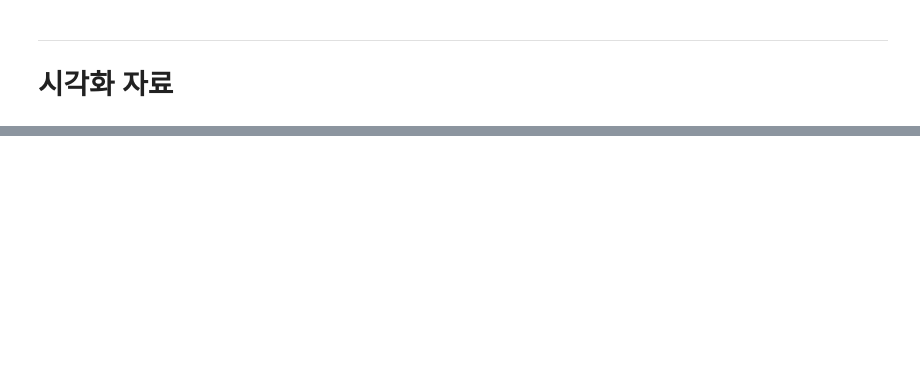
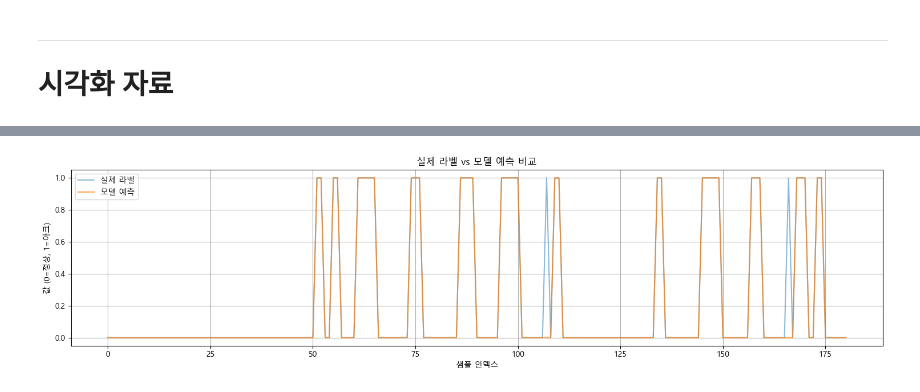
Before and after one commit to SepYoKim6745/arc-detection-project, a Jupyter notebook: models/one-class SVM/infer_ocsvm_model.ipynb, the cells around one changed output, grey strips where cells are left out. Cells and saved outputs as stored; diff of their text form; code cells hidden in the pictures; blank space fills up the shorter version.

```diff
--- a/models/one-class SVM/infer_ocsvm_model.ipynb
+++ b/models/one-class SVM/infer_ocsvm_model.ipynb
@@ -69 +47,8 @@ joblib.dump(scaler, './model/scaler.joblib')
+# %%
+# 피처 및 라벨 생성
+window_size = 8
+X_test, y_test = generate_sequence_features(test_df, window_size=window_size)
+
+# 정규화
+X_test_scaled = scaler.transform(X_test)
 # %%
@@ -75,5 +58,6 @@ print(y_pred_bin[:10])
 # %%
-def postprocess_anomalies(y_pred_bin, min_consecutive=8):
+# 후처리 함수
+def postprocess_anomalies(y_pred_bin, min_consecutive=2):
     y_post = np.zeros_like(y_pred_bin)
     count = 0
     for i, val in enumerate(y_pred_bin):
@@ -87,6 +71,6 @@ def postprocess_anomalies(y_pred_bin, min_consecutive=8):
         y_post[len(y_pred_bin)-count:] = 1
     return y_post
 
-y_pred_post = postprocess_anomalies(y_pred_bin, min_consecutive=8)
-y_true_post = postprocess_anomalies(y_true, min_consecutive=8)
+# 후처리 적용
+y_pred_post = postprocess_anomalies(y_pred_bin, min_consecutive=2)
 # %%
@@ -112,21 +150,0 @@ arc_start, detect_index, delay = calculate_detection_delay(y_pred_post, y_true_p
-# %%
-import time
-
-# 전체 예측 시간
-start_total = time.perf_counter()
-y_pred = model.predict(X_test_scaled)
-elapsed_total = time.perf_counter() - start_total
-print(f"⏱️ 전체 예측 소요 시간: {elapsed_total:.10f}초")
-
-# 후처리 + 첫 이상 감지까지 시간
-start_first = time.perf_counter()
-y_pred_bin = (y_pred == -1).astype(int)
-y_pred_post = postprocess_anomalies(y_pred_bin, min_consecutive=8)
-first_index = np.where(y_pred_post == 1)[0]
-elapsed_first = time.perf_counter() - start_first
-
-if len(first_index) > 0:
-    print(f"🟡 첫 번째 이상 탐지 인덱스: {first_index[0]}")
-    print(f"⏱️ 첫 이상 탐지까지 걸린 시간: {elapsed_first:.10f}초")
-else:
-    print("⚠️ 후처리된 이상 탐지 결과가 없습니다.")
@@ -164,9 +156,9 @@ import matplotlib.pyplot as plt
 import matplotlib as mpl
 
 # 한글 폰트 설정 (예: 맑은 고딕)
-# plt.rcParams['font.family'] = 'Malgun Gothic'  # Windows 사용자
+plt.rcParams['font.family'] = 'Malgun Gothic'  # Windows 사용자
 # plt.rcParams['font.family'] = 'AppleGothic'   # macOS 사용자
-plt.rcParams['font.family'] = 'NanumGothic'   # Linux 사용자 (Nanum 폰트 설치 필요)
+# plt.rcParams['font.family'] = 'NanumGothic'   # Linux 사용자 (Nanum 폰트 설치 필요)
 
 # 마이너스 부호 깨짐 방지
 mpl.rcParams['axes.unicode_minus'] = False
@@ -219,14 +219,16 @@ compare_postprocessing(y_pred_bin, y_pred_post)
 # %%
 def compare_prediction_vs_label(y_true, y_pred_post):
     plt.figure(figsize=(15, 4))
     plt.plot(y_true, label='실제 라벨', alpha=0.5)
     plt.plot(y_pred_post, label='모델 예측', alpha=0.7)
     plt.title("실제 라벨 vs 모델 예측 비교")
     plt.xlabel("샘플 인덱스")
     plt.ylabel("값 (0=정상, 1=아크)")
     plt.legend()
     plt.grid(True)
     plt.tight_layout()
     plt.show()
 
-compare_prediction_vs_label(y_true_post, y_pred_post)
+compare_prediction_vs_label(y_pred_bin, y_pred_post)
+# %% [output]
+[figure, added]
```
Also changed, not shown: parts of 17 cells of this notebook, 4 other files.
